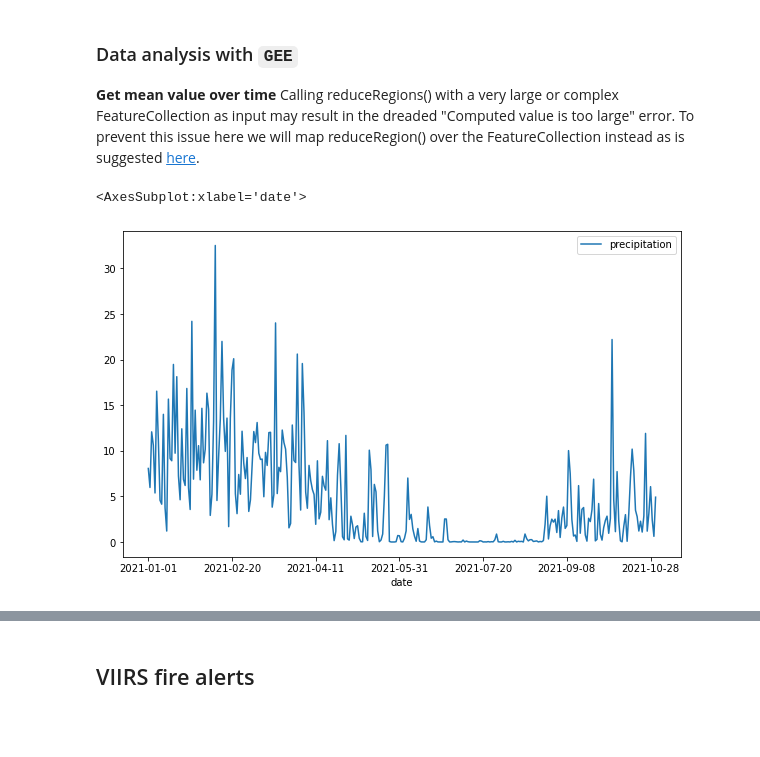
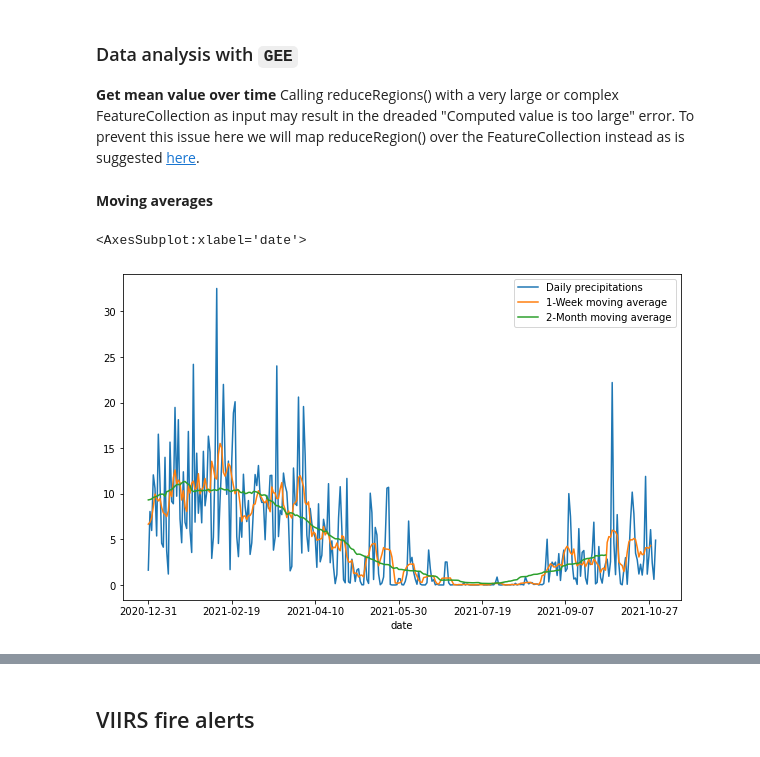
Before and after one commit to Vizzuality/mongabay-data, a Jupyter notebook: processing/fire_tool_exploration.ipynb, the cells around one changed output, grey strips where cells are left out. Drawn from its saved outputs; the diff is of its cells as text; code cells hidden in the pictures; blank space fills up the shorter version.

```diff
--- a/processing/fire_tool_exploration.ipynb
+++ b/processing/fire_tool_exploration.ipynb
@@ -161,12 +170,9 @@ yMax 5.3858518600000265
 Map(center=[-20, -45], controls=(WidgetControl(options=['position', 'transparent_bg'], widget=HBox(children=(T…
 # %% [markdown]
 **Read ImageCollection**
-# %%
-start_date = '2021-01-01'
-end_date = '2021-11-30'
 # %%
 dataset = ee.ImageCollection('UCSB-CHG/CHIRPS/DAILY') \
-                  .filter(ee.Filter.date(start_date, end_date)).filterBounds(aoi)
+                  .filter(ee.Filter.date(start_date.strftime('%Y-%m-%d'), today.strftime('%Y-%m-%d'))).filterBounds(aoi)
 
 chirps = dataset.select('precipitation')
 
@@ -282,7 +288,7 @@ def nestedMappedReducer(featureCol, imageCol):
                 image.reduceRegion(
                     geometry = feature.geometry(),
                     reducer = ee.Reducer.mean(),
-                    tileScale = 8,
+                    tileScale = 10,
                     maxPixels = 1e+13,
                     bestEffort = True
                 )).set({'date': image.date().format("YYYY-MM-dd")}).copyProperties(feature)
@@ -295,9 +301,20 @@ count = chirps.size()
 data = nestedMappedReducer(ee.FeatureCollection(geometry.get('features')), chirps).toList(count).getInfo()
 # %%
 df_pre = pd.DataFrame(map(lambda x: x.get('properties'), data))
+# %% [markdown]
+**Moving averages**
+# %%
+# 1 week moving average
+df_pre['precipitation_w'] = df_pre[['date', 'precipitation']].rolling(window=7, center=True).mean()
+# 2 month moving average
+df_pre['precipitation_2m'] = df_pre[['date', 'precipitation']].rolling(window=61, center=True).mean()
+# take current year days
+df_pre = df_pre[(df_pre['date'] >= start_year_date.strftime('%Y-%m-%d')) & (df_pre['date'] <= today.strftime('%Y-%m-%d'))]
 # %%
 fig, ax = plt.subplots(figsize=(10,6))
-df_pre.plot(ax=ax, x='date', y='precipitation')
+df_pre.plot(ax=ax, x='date', y='precipitation', label = 'Daily precipitations')
+df_pre.plot(ax=ax, x='date', y='precipitation_w' , label = '1-Week moving average')
+df_pre.plot(ax=ax, x='date', y='precipitation_2m', label = '2-Month moving average')
 # %% [output]
 <AxesSubplot:xlabel='date'>
-[figure, old version]
+[figure, new version]
```
Also changed, not shown: parts of 54 cells of this notebook.
